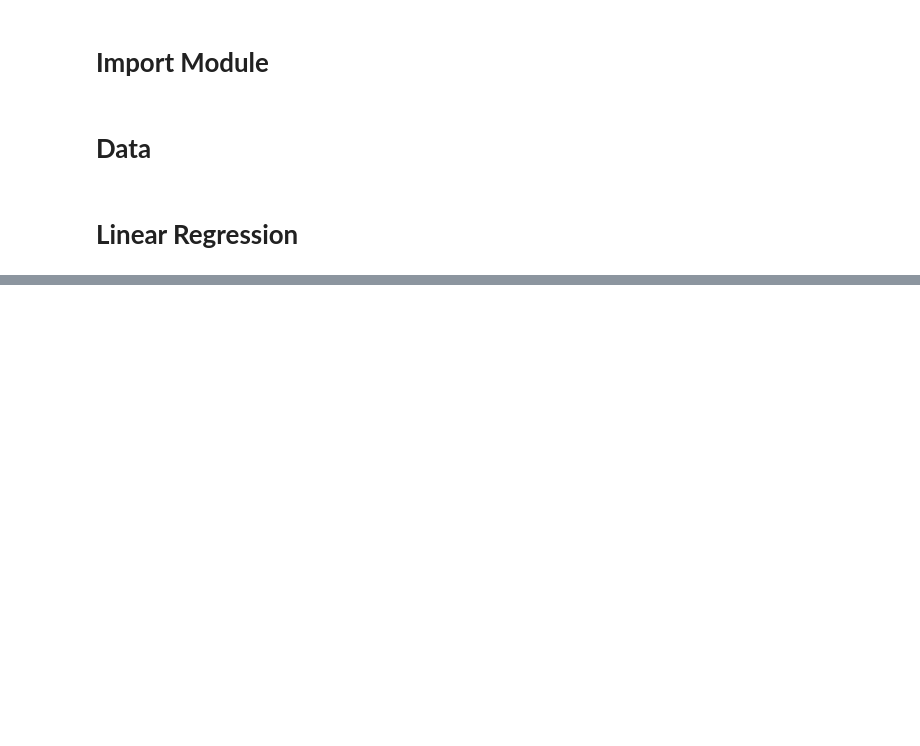
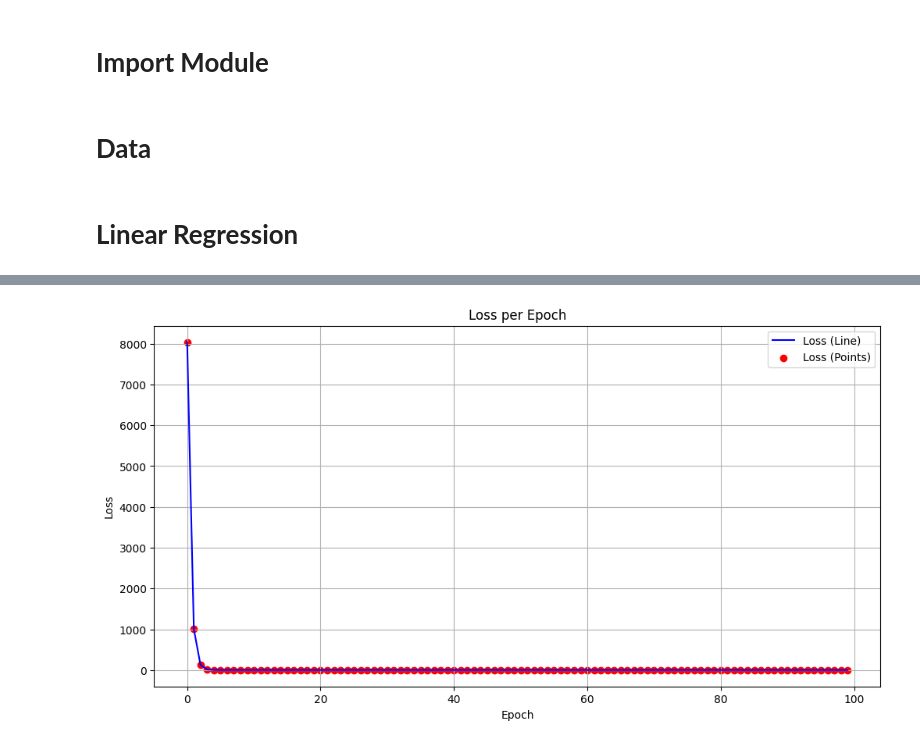
Before and after one commit to rioooranteai/From-Scratch-ML, a Jupyter notebook: Traditional-ML/Linear_Regression.ipynb, the cells around one changed output, grey strips where cells are left out. Drawn from its saved outputs; the diff is of its cells as text; code cells hidden in the pictures; blank space fills up the shorter version.

Commit message:
feat: add visualizer for Linreg class

```diff
--- a/Traditional-ML/Linear_Regression.ipynb
+++ b/Traditional-ML/Linear_Regression.ipynb
@@ -27,6 +27,7 @@ class LinearRegression:
     def __init__(self):
         self.a = None
         self.b = None
+        self.loss = []
 
     def fit(self, x, y, epochs: int = 1000, learning_rate: float = 0.01):
         count_of_data_features = x.shape[1]
@@ -48,8 +49,11 @@ class LinearRegression:
             self.a = self.a - learning_rate * grad_a
             self.b = self.b - learning_rate * grad_b
 
+            self.loss.append(mse.item())
+
             if epoch % 10 == 0:
                 print(f"Epoch {epoch}: Loss = {mse.item():.4f}")
+
 
     def predict(self, x):
 
@@ -63,7 +67,19 @@ class LinearRegression:
 
         return torch.matmul(x, self.a) + self.b
 
-    def evaluate(self, x, y):
-      pass
+    def visualize(self):
+      if not self.loss:
+        raise ValueError("Model belum dilatih. Gunakan '[objek].fit()' terlebih dahulu")
 
-    def
+      plt.figure(figsize=(12, 6))
+
+      epochs = range(len(self.loss))
+      plt.plot(epochs, self.loss, label="Loss (Line)", color="blue")
+      plt.scatter(epochs, self.loss, label="Loss (Points)", color="red")
+
+      plt.xlabel("Epoch")
+      plt.ylabel("Loss")
+      plt.title("Loss per Epoch")
+      plt.legend()
+      plt.grid(True)
+      plt.show()
@@ -69,0 +88,7 @@ class LinearRegression:
+# %%
+model = LinearRegression()
+# %%
+x = df.drop('Target', axis=1).values
+y = df['Target'].values
+
+model.fit(x, y, epochs=100, learning_rate=0.0001)
@@ -69,0 +106,4 @@ class LinearRegression:
+# %%
+model.visualize()
+# %% [output]
+[figure, added]
```
Also changed, not shown: parts of 2 cells of this notebook.
